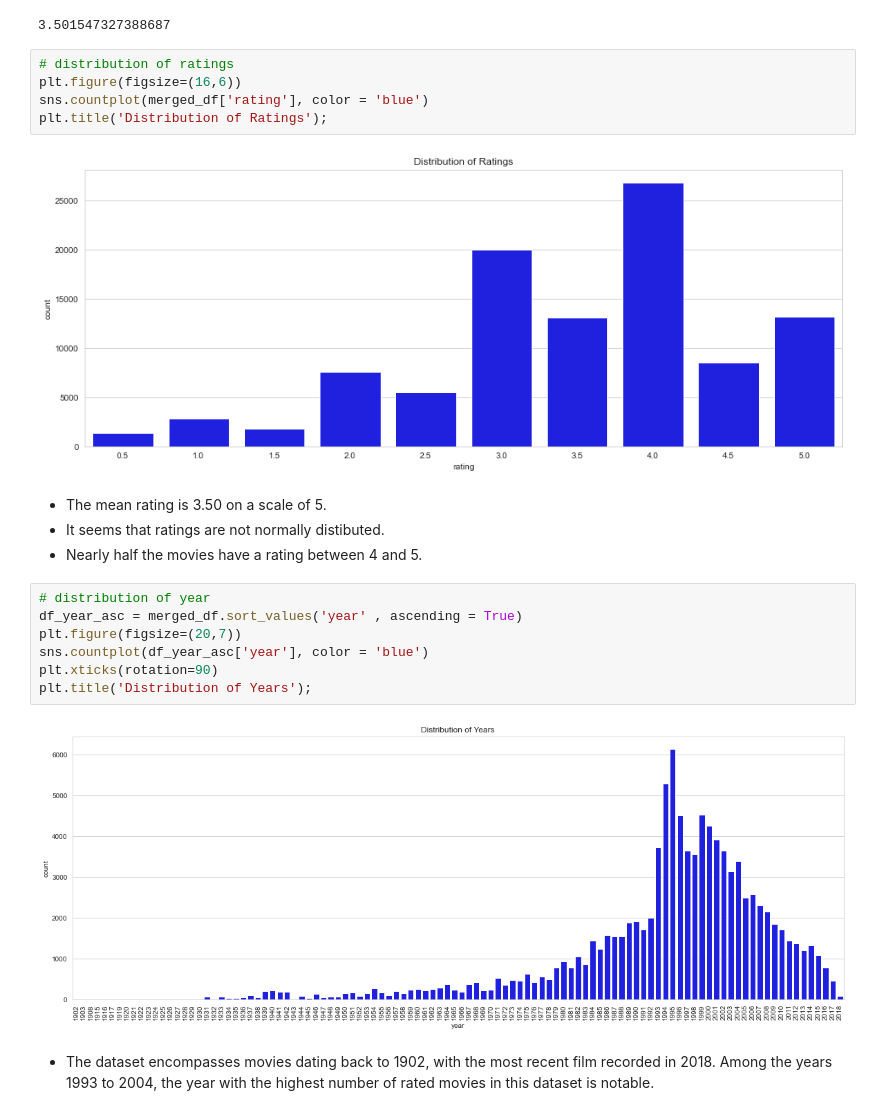
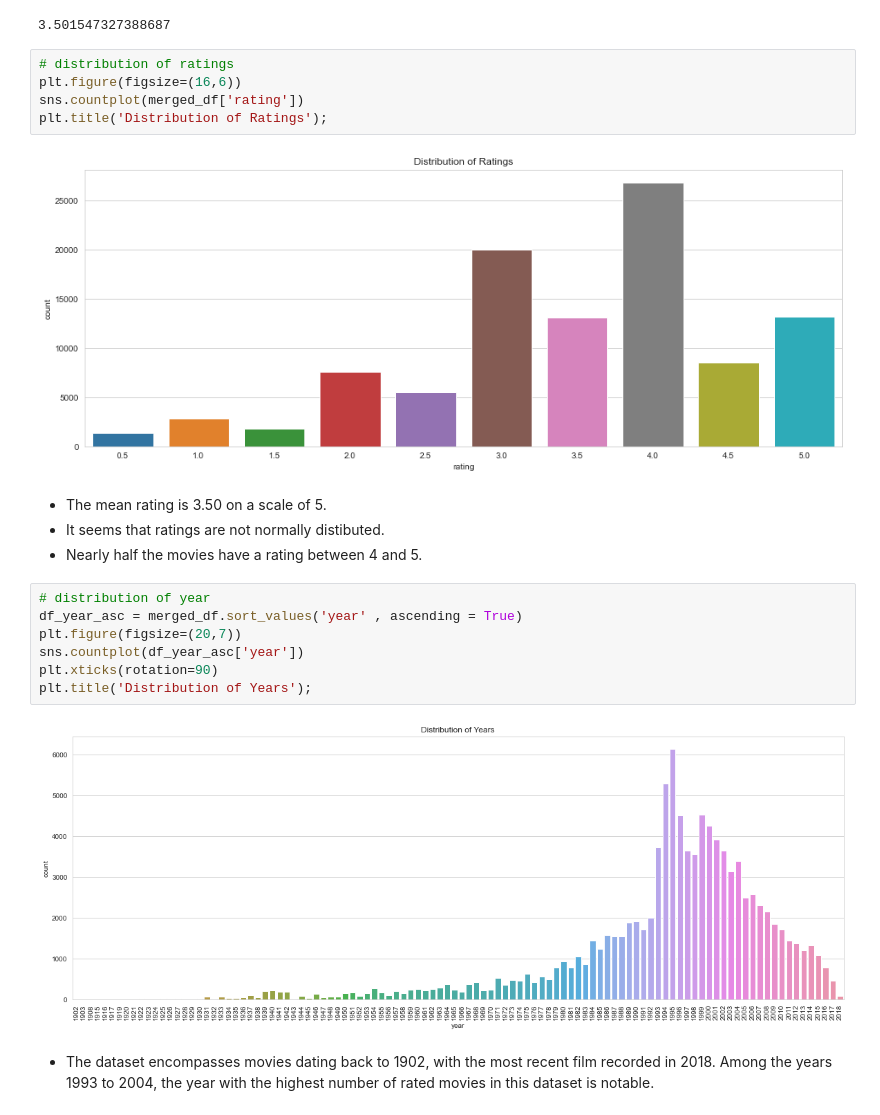
Before and after one commit to Lucy-Munge/Movie-Recommender-System, a Jupyter notebook: MovieLens-Recommender-System.ipynb, the cells around one changed output. Drawn from its saved outputs; the diff is of its cells as text.

```diff
--- a/MovieLens-Recommender-System.ipynb
+++ b/MovieLens-Recommender-System.ipynb
@@ -516,10 +555,10 @@ merged_df.rating.mean()
 # %%
 # distribution of ratings
 plt.figure(figsize=(16,6))
-sns.countplot(merged_df['rating'], color = 'blue')
+sns.countplot(merged_df['rating'])
 plt.title('Distribution of Ratings');
 # %% [output]
-[figure, old version]
+[figure, new version]
 # %% [markdown]
 - The mean rating is 3.50 on a scale of 5.
 - It seems that ratings are not normally distibuted.
@@ -528,10 +567,10 @@ plt.title('Distribution of Ratings');
 # distribution of year
 df_year_asc = merged_df.sort_values('year' , ascending = True)
 plt.figure(figsize=(20,7))
-sns.countplot(df_year_asc['year'], color = 'blue')
+sns.countplot(df_year_asc['year'])
 plt.xticks(rotation=90)
 plt.title('Distribution of Years');
 # %% [output]
-[figure, old version]
+[figure, new version]
 # %% [markdown]
 - The dataset encompasses movies dating back to 1902, with the most recent film recorded in 2018. Among the years 1993 to 2004, the year with the highest number of rated movies in this dataset is notable.
```
Also changed, not shown: parts of 85 cells of this notebook.
